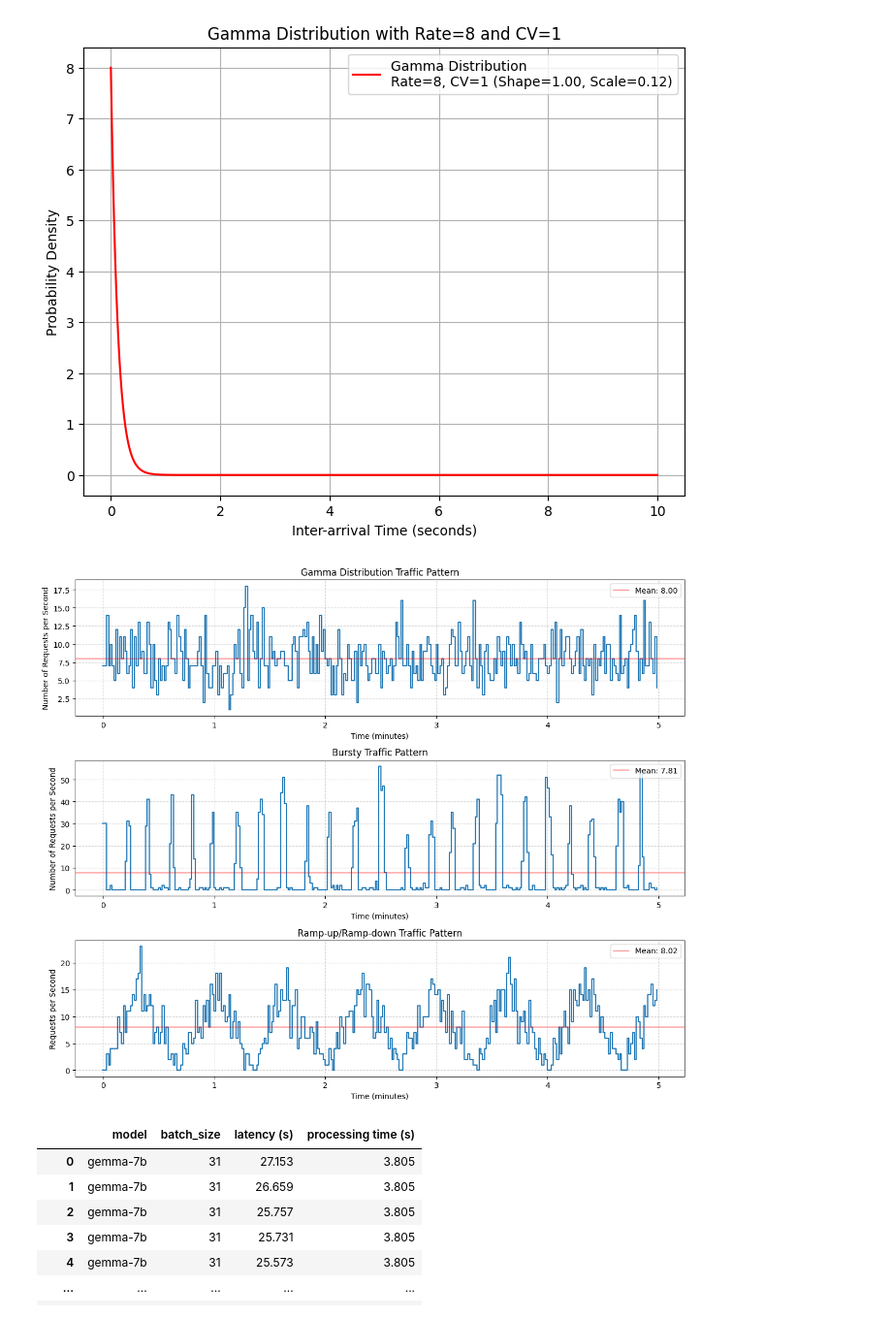
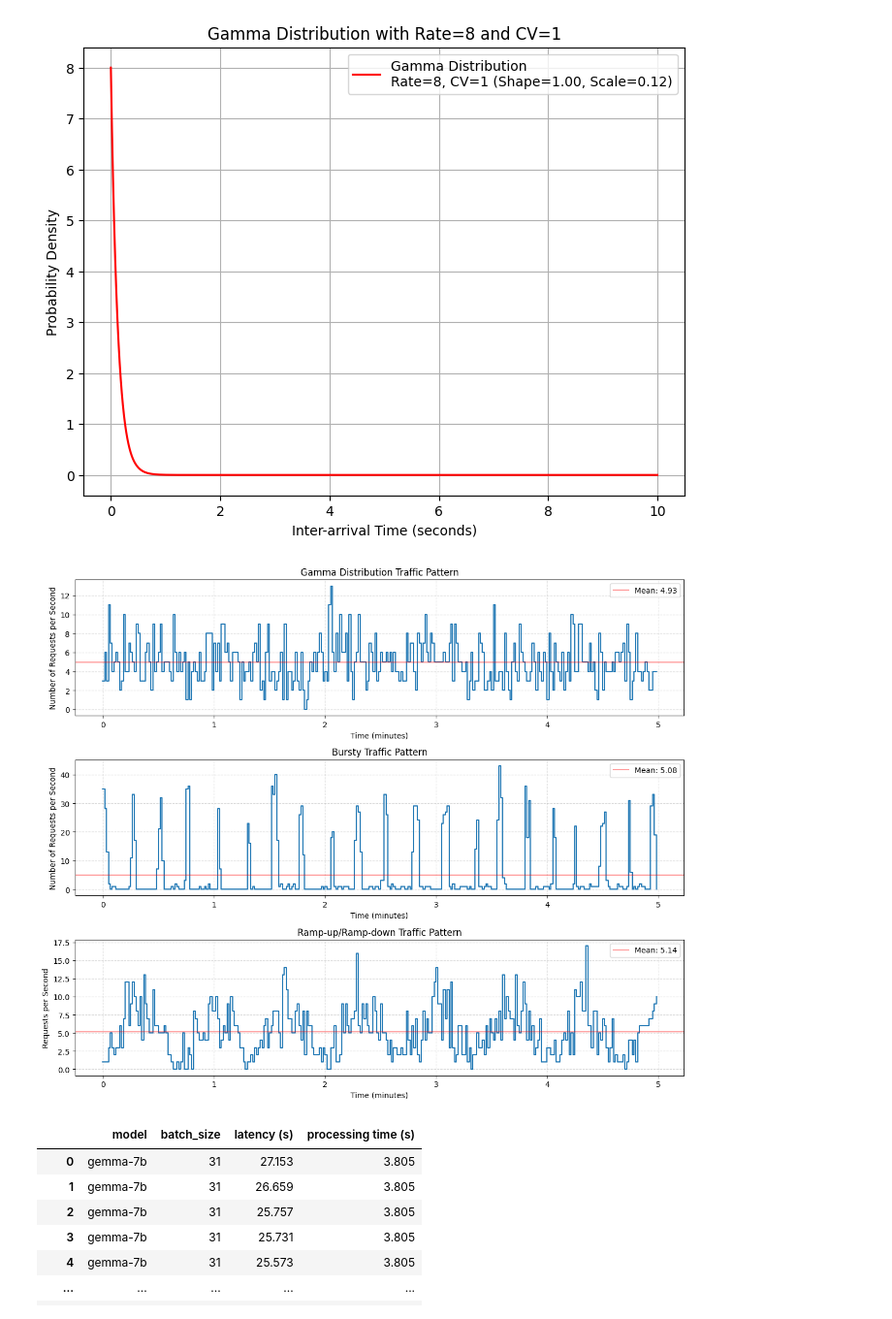
Before and after one commit to Antonio-MI/sincere, a Jupyter notebook: process_results.ipynb, the cells around one changed output. Shown at 97% size. Saved outputs shown, nothing was run; the diff lists cells and outputs as text; code cells hidden in the pictures.

```diff
--- a/process_results.ipynb
+++ b/process_results.ipynb
@@ -189,7 +193,7 @@ random.seed(42)
 
 # Plot 1: Gamma Distribution Traffic Pattern
 run_duration = 5 * 60  # Total time in seconds (e.g., 10 minutes)
-rate = 8                # Average rate (requests per second)
+rate = 5                # Average rate (requests per second)
 shape = 1.0             # Shape parameter (alpha)
 scale = 1 / rate        # Scale parameter (theta)
 
@@ -219,14 +223,14 @@ arrival_times = []
 current_time = 0
 while current_time < run_duration:
     burst_duration = np.random.uniform(1, 4)
-    burst_rate = np.random.uniform(30, 45)
+    burst_rate = np.random.uniform(25, 35)
     num_requests = int(burst_duration * burst_rate)
     inter_arrival_times = np.random.exponential(1 / burst_rate, size=num_requests)
     if inter_arrival_times.size > 0:
         cumulative_times = current_time + np.cumsum(inter_arrival_times)
         arrival_times.extend(cumulative_times[cumulative_times <= current_time + burst_duration])
     current_time += burst_duration
-    idle_duration = np.random.uniform(8, 12)
+    idle_duration = np.random.uniform(10, 15)
     idle_rate = np.random.uniform(0, 1)
     num_requests = int(idle_duration * idle_rate)
     inter_arrival_times = np.random.exponential(1 / idle_rate, size=num_requests) if idle_rate > 0 else []
@@ -249,39 +253,39 @@ ax[1].legend(loc="upper right")
 
 # Plot 3: Repeating Ramp-up/Ramp-down Traffic Pattern
 min_rate = 1
-max_rate = 15
+max_rate = 9
 ramp_up_duration = 20
 ramp_down_duration = 20
 cycle_duration = ramp_up_duration + ramp_down_duration
 arrival_times = []
 current_time = 0
 while current_time < run_duration:
     time_in_cycle = (current_time % cycle_duration)
     if time_in_cycle < ramp_up_duration:
         current_rate = min_rate + (max_rate - min_rate) * (time_in_cycle / ramp_up_duration)
     else:
         time_in_ramp_down = time_in_cycle - ramp_up_duration
         current_rate = max_rate - (max_rate - min_rate) * (time_in_ramp_down / ramp_down_duration)
     inter_arrival_time = np.random.exponential(1 / current_rate)
     current_time += inter_arrival_time
     if current_time <= run_duration:
         arrival_times.append(current_time)
 arrival_times = np.array(arrival_times)
 request_counts, _ = np.histogram(arrival_times, bins=time_bins)
 # Plot Ramp-up/Ramp-down Traffic
 ramp_mean = np.mean(request_counts)
 ax[2].step(time_bins_minutes[:-1], request_counts, where='post')
 ax[2].axhline(ramp_mean, color='r', linestyle='-', label=f'Mean: {ramp_mean:.2f}', alpha = 0.4)
 ax[2].set_title('Ramp-up/Ramp-down Traffic Pattern')
 ax[2].set_xlabel('Time (minutes)')
 ax[2].set_ylabel('Requests per Second')
 ax[2].grid(True, linestyle="--", alpha=0.5)
 ax[2].legend(loc="upper right")
 
 plt.tight_layout()
 plt.show()
 # %% [output]
-[figure, old version]
+[figure, new version]
 # %%
 # %% [output]
 |  | model | batch_size | latency (s) | processing time (s) |
```
Also changed, not shown: parts of 10 cells of this notebook, 5 other files.
